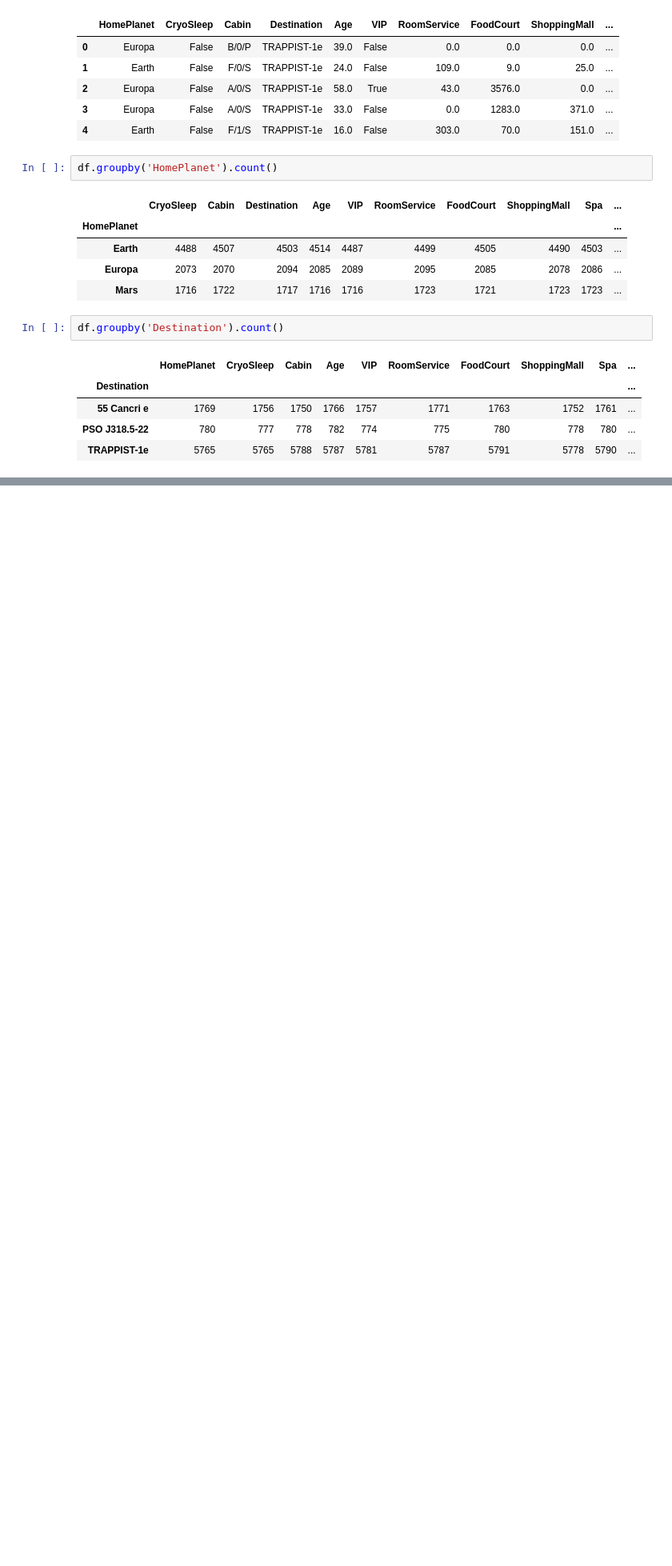
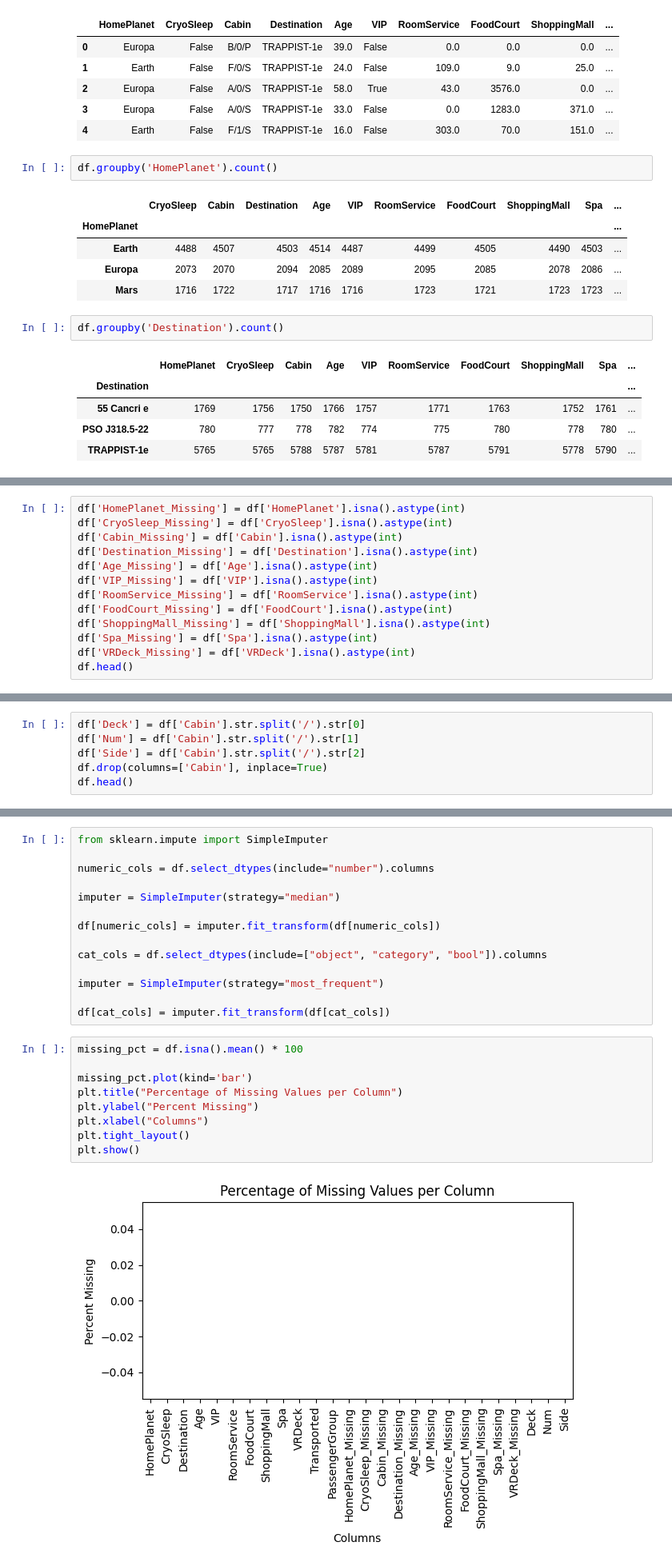
Before and after one commit to ryaltic/Spaceship-Titanic, a Jupyter notebook: Spaceship_Titanic.ipynb, the cells around one changed output, grey strips where cells are left out. Shown at 80% size. Cells and saved outputs as stored; diff of their text form; blank space fills up the shorter version.

```diff
--- a/Spaceship_Titanic.ipynb
+++ b/Spaceship_Titanic.ipynb
@@ -144,0 +139,13 @@ plt.show()
+# %%
+df['HomePlanet_Missing'] = df['HomePlanet'].isna().astype(int)
+df['CryoSleep_Missing'] = df['CryoSleep'].isna().astype(int)
+df['Cabin_Missing'] = df['Cabin'].isna().astype(int)
+df['Destination_Missing'] = df['Destination'].isna().astype(int)
+df['Age_Missing'] = df['Age'].isna().astype(int)
+df['VIP_Missing'] = df['VIP'].isna().astype(int)
+df['RoomService_Missing'] = df['RoomService'].isna().astype(int)
+df['FoodCourt_Missing'] = df['FoodCourt'].isna().astype(int)
+df['ShoppingMall_Missing'] = df['ShoppingMall'].isna().astype(int)
+df['Spa_Missing'] = df['Spa'].isna().astype(int)
+df['VRDeck_Missing'] = df['VRDeck'].isna().astype(int)
+df.head()
@@ -144,0 +160,6 @@ plt.show()
+# %%
+df['Deck'] = df['Cabin'].str.split('/').str[0]
+df['Num'] = df['Cabin'].str.split('/').str[1]
+df['Side'] = df['Cabin'].str.split('/').str[2]
+df.drop(columns=['Cabin'], inplace=True)
+df.head()
@@ -144,0 +174,25 @@ plt.show()
+# %%
+from sklearn.impute import SimpleImputer
+
+numeric_cols = df.select_dtypes(include="number").columns
+
+imputer = SimpleImputer(strategy="median")
+
+df[numeric_cols] = imputer.fit_transform(df[numeric_cols])
+
+cat_cols = df.select_dtypes(include=["object", "category", "bool"]).columns
+
+imputer = SimpleImputer(strategy="most_frequent")
+
+df[cat_cols] = imputer.fit_transform(df[cat_cols])
+# %%
+missing_pct = df.isna().mean() * 100
+
+missing_pct.plot(kind='bar')
+plt.title("Percentage of Missing Values per Column")
+plt.ylabel("Percent Missing")
+plt.xlabel("Columns")
+plt.tight_layout()
+plt.show()
+# %% [output]
+[figure, added]
```
Also changed, not shown: parts of 12 cells of this notebook.
